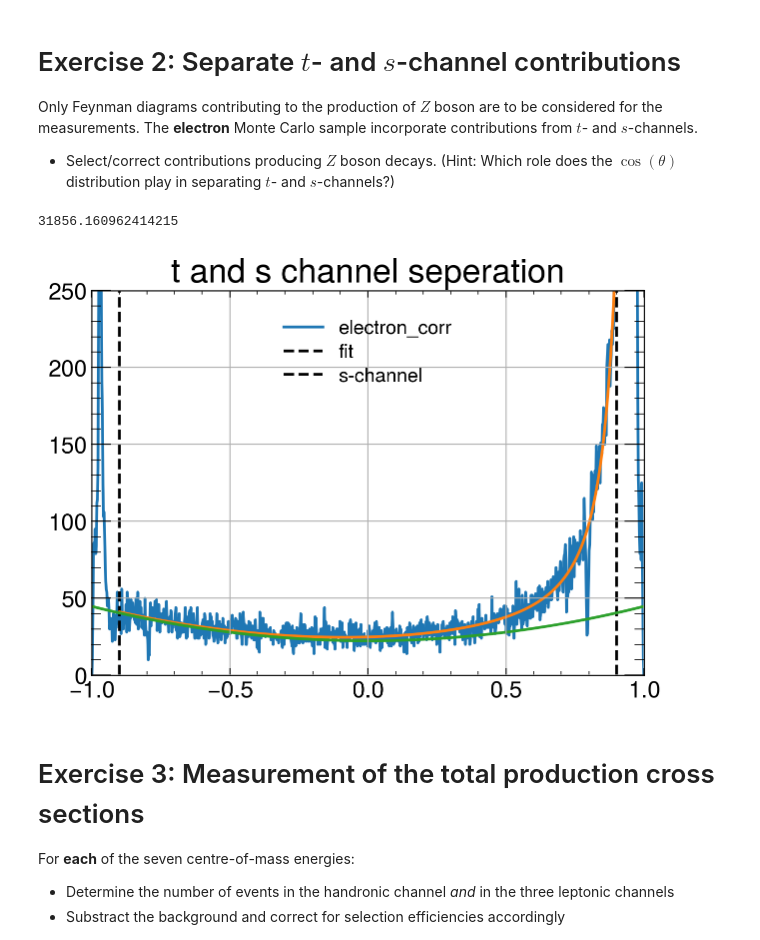
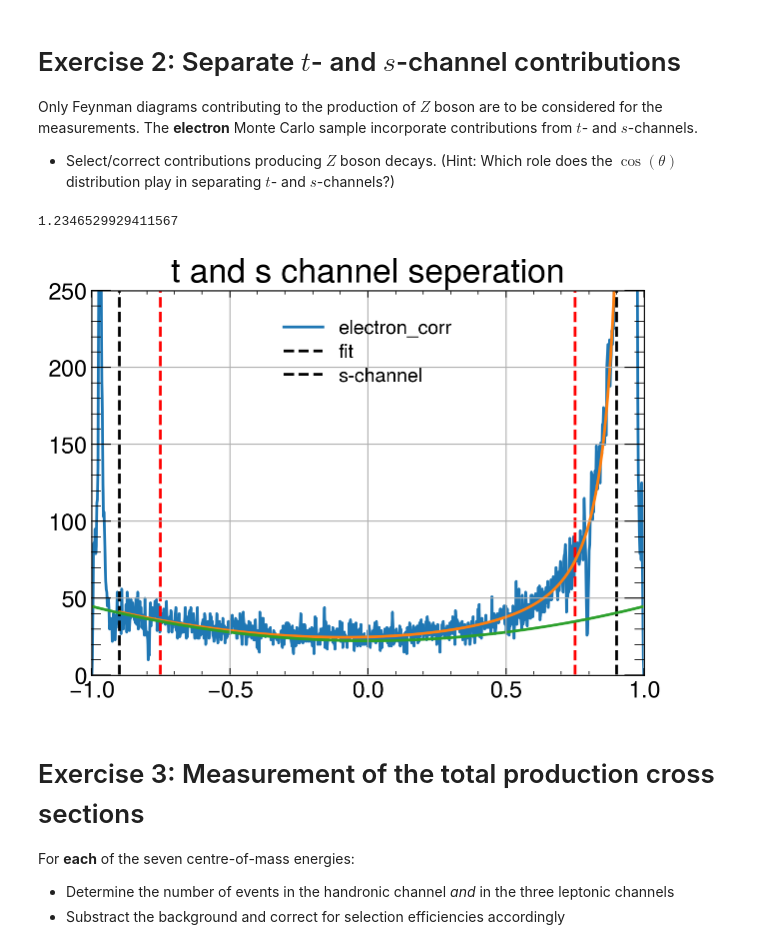
Before and after one commit to lukasg96/z0-precisionmeasurement, a Jupyter notebook: z0_experiment.ipynb, the cells around one changed output. Saved outputs shown, nothing was run; the diff lists cells and outputs as text; code cells hidden in the pictures.

```diff
--- a/z0_experiment.ipynb
+++ b/z0_experiment.ipynb
@@ -664,38 +664,44 @@ bin_max = 950
 x_min = mid[bin_min]
 x_max = mid[bin_max]
 x_min_e_cut = x_min
 x_max_e_cut = x_max
 
 coeff, var_matrix  =curve_fit(dsigdtheta,mid[bin_min:bin_max],e_cut[bin_min:bin_max])
 hist_fit = dsigdtheta(mid[bin_min:bin_max],*coeff)
 #fit_t_chan = tdsig(mid[bin_min:bin_max],coeff[1])
 fit_s_chan = sdsig(mid,coeff[0])
 
 
 
 # ratio s/ges
-ratio_s = sum(fit_s_chan)/np.sum(ecuts[4])
+ratio_s = sum(fit_s_chan)
+ratio_s_new = 1/((coeff[1]/coeff[0]*9/7)+171/256)
+
+#np.sum(ecuts[4])
 e_schannel_corr = B[0]*ratio_s
 
-print(e_schannel_corr)
-
+#print(e_schannel_corr)
+print(ratio_s_new)
 
 plt.title('t and s channel seperation')
 plt.plot(mid, e_cut, label = 'electron_corr')
 plt.axvline(x=0.9, color = 'k', ls = '--', label = 'fit')
 plt.axvline(x=-0.9, color = 'k', ls = '--', label = 's-channel')
+
+plt.axvline(x=0.75, color = 'r', ls = '--')
+plt.axvline(x=-0.75, color = 'r', ls = '--')
 plt.plot(mid[bin_min:bin_max],hist_fit)
 plt.plot(mid,fit_s_chan)
 plt.grid()
 
 #E_s_chan = E_costhet[bin_min:bin_max] - fit_t_chan
 #plt.plot(mid[bin_min:bin_max],E_s_chan)
 plt.ylim(0,250)
 plt.legend()
 plt.show()
 # %% [output]
-31856.160962414215
+1.2346529929411567
-[figure, old version]
+[figure, new version]
 # %% [markdown]
 # Exercise 3: Measurement of the total production cross sections
 
```
Also changed, not shown: parts of 18 cells of this notebook.
